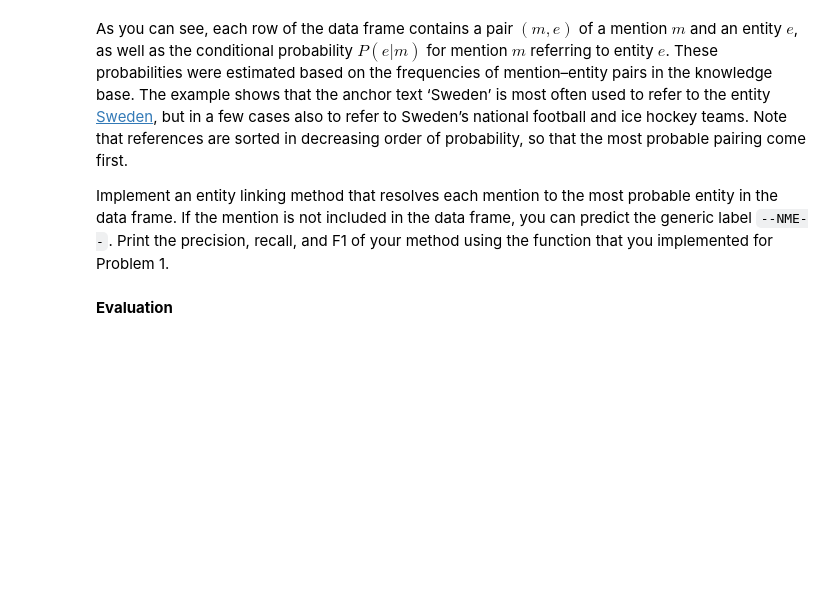
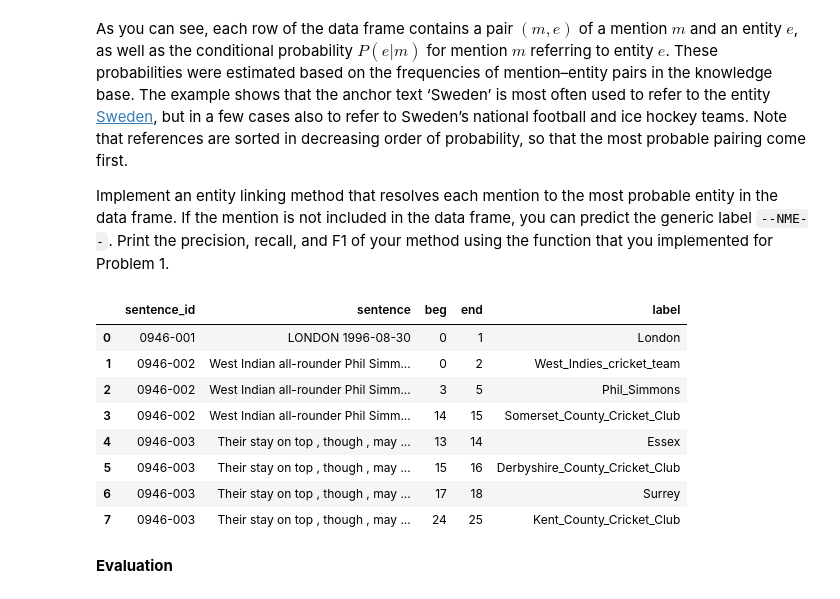
Before and after one commit to jrakhshanda/Text-Mining, a Jupyter notebook: TM_L5.ipynb, the cells around one changed output. Cells and saved outputs as stored; diff of their text form; code cells hidden in the pictures; blank space fills up the shorter version.

```diff
--- a/TM_L5.ipynb
+++ b/TM_L5.ipynb
@@ -384,3 +400,15 @@ most_prob_mention = set(most_prob_entity(df_dev_new))
+# %%
+df_devolpment.head(8)
+# %% [output]
+|  | sentence_id | sentence | beg | end | label |
+| 0 | 0946-001 | LONDON 1996-08-30 | 0 | 1 | London |
+| 1 | 0946-002 | West Indian all-rounder Phil Simm... | 0 | 2 | West_Indies_cricket_team |
+| 2 | 0946-002 | West Indian all-rounder Phil Simm... | 3 | 5 | Phil_Simmons |
+| 3 | 0946-002 | West Indian all-rounder Phil Simm... | 14 | 15 | Somerset_County_Cricket_Club |
+| 4 | 0946-003 | Their stay on top , though , may ... | 13 | 14 | Essex |
+| 5 | 0946-003 | Their stay on top , though , may ... | 15 | 16 | Derbyshire_County_Cricket_Club |
+| 6 | 0946-003 | Their stay on top , though , may ... | 17 | 18 | Surrey |
+| 7 | 0946-003 | Their stay on top , though , may ... | 24 | 25 | Kent_County_Cricket_Club |
 # %% [markdown]
 **Evaluation**
 # %%
```
Also changed, not shown: parts of 11 cells of this notebook.
